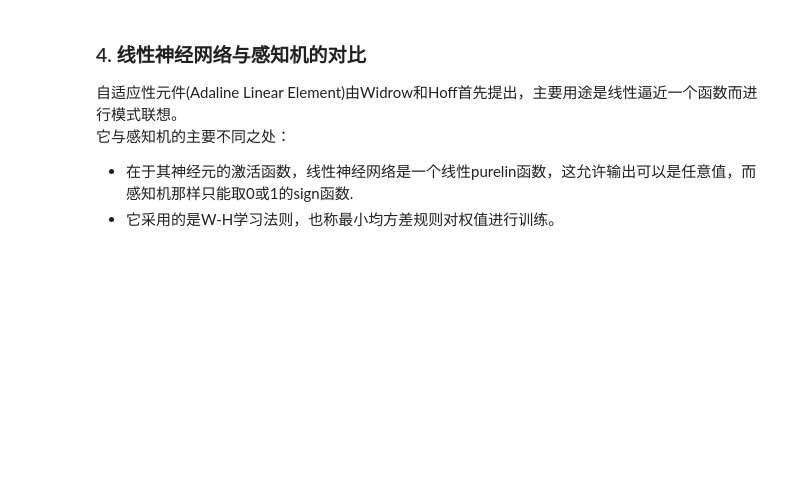
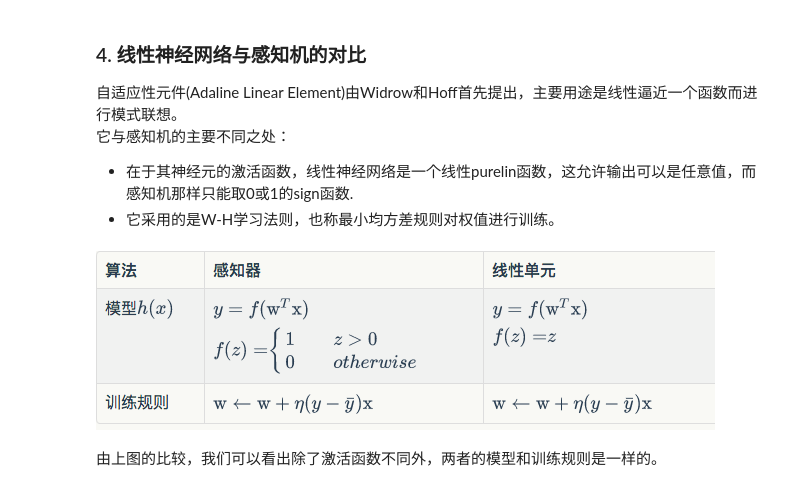
Before and after one commit to sshhan/practice, a Jupyter notebook: Linear_neural_network.ipynb, the cells around one changed output. Saved outputs shown, nothing was run; the diff lists cells and outputs as text; code cells hidden in the pictures; blank space fills up the shorter version.

```diff
--- a/Linear_neural_network.ipynb
+++ b/Linear_neural_network.ipynb
@@ -152,3 +157,10 @@ plt.show()
 它与感知机的主要不同之处：
 - 在于其神经元的激活函数，线性神经网络是一个线性purelin函数，这允许输出可以是任意值，而感知机那样只能取0或1的sign函数.
 - 它采用的是W-H学习法则，也称最小均方差规则对权值进行训练。
+# %%
+from IPython.display import Image
+Image("/Users/shangshuhan/practice/10.png")
+# %% [output]
+[figure, added]
+# %% [markdown]
+由上图的比较，我们可以看出除了激活函数不同外，两者的模型和训练规则是一样的。
```
Also changed, not shown: parts of 2 cells of this notebook.
